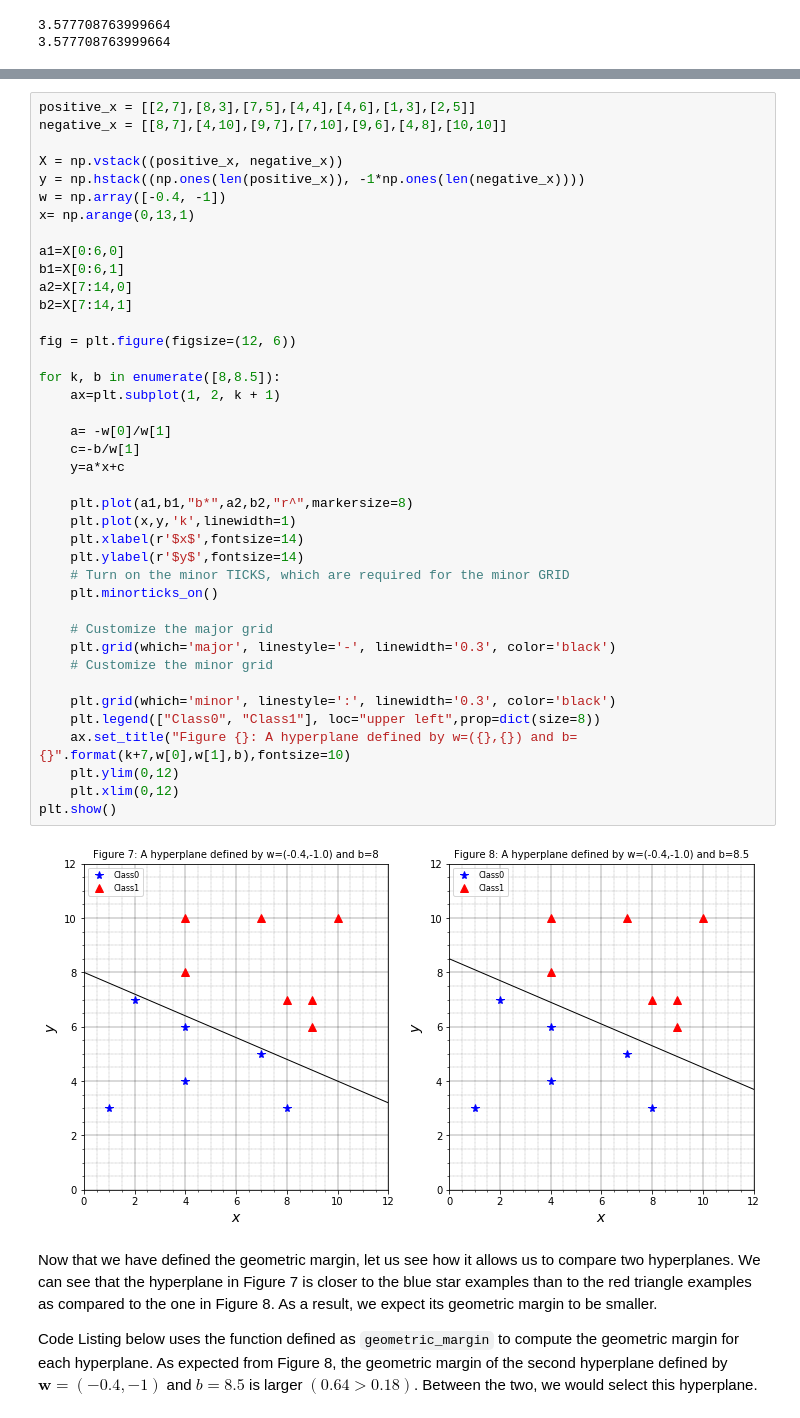
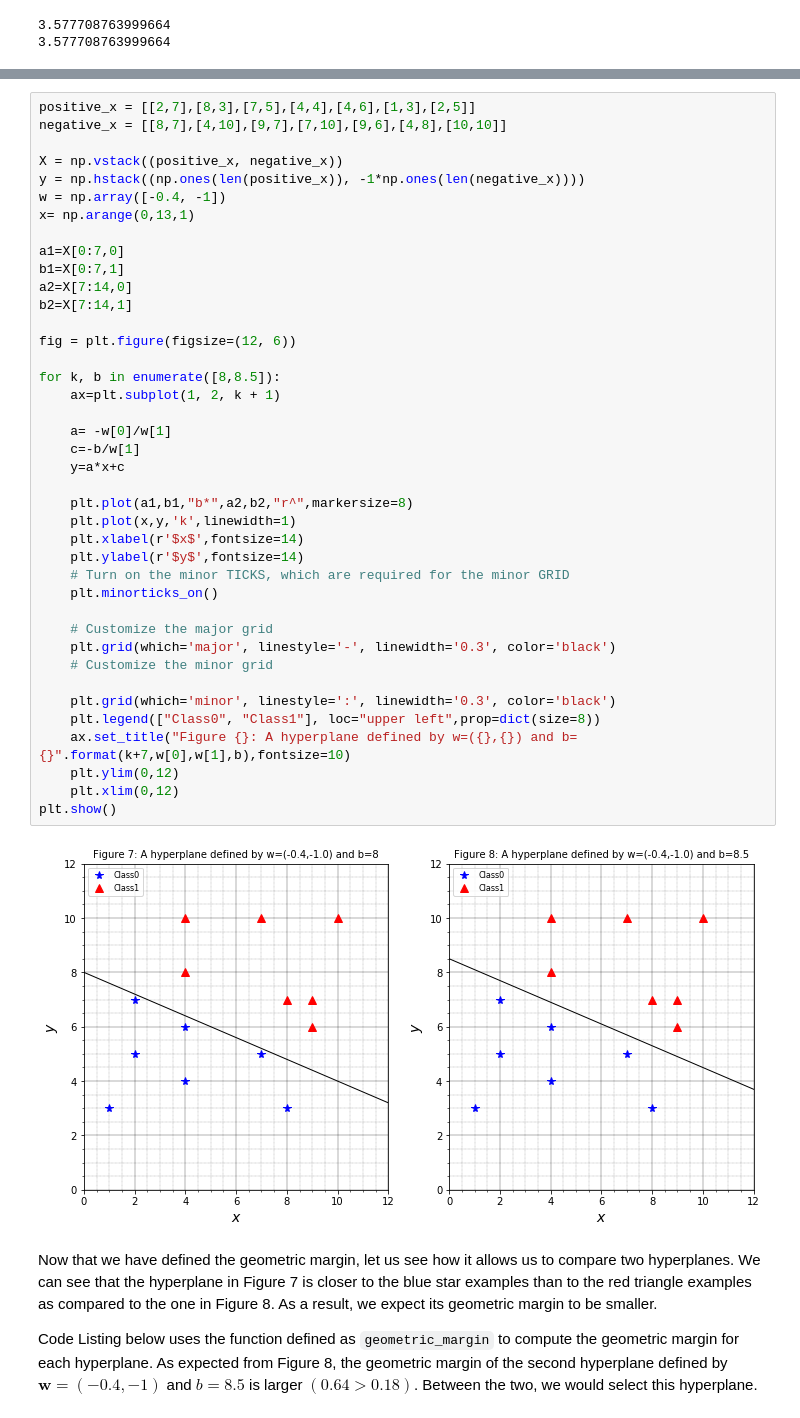
Before and after one commit to AnilSarode/Machine-Learning-Digital-Book-, a Jupyter notebook: SVM-(Support Vector Machines )/The SVM Optimization Problem.ipynb, the cells around one changed output, grey strips where cells are left out. Drawn from its saved outputs; the diff is of its cells as text.

```diff
--- a/SVM-(Support Vector Machines )/The SVM Optimization Problem.ipynb
+++ b/SVM-(Support Vector Machines )/The SVM Optimization Problem.ipynb
@@ -535,39 +535,39 @@ y = np.hstack((np.ones(len(positive_x)), -1*np.ones(len(negative_x))))
 w = np.array([-0.4, -1])
 x= np.arange(0,13,1)
 
-a1=X[0:6,0]
-b1=X[0:6,1]
+a1=X[0:7,0]
+b1=X[0:7,1]
 a2=X[7:14,0]
 b2=X[7:14,1]
 
 fig = plt.figure(figsize=(12, 6))
 
 for k, b in enumerate([8,8.5]):
     ax=plt.subplot(1, 2, k + 1)
 
     a= -w[0]/w[1]
     c=-b/w[1]
     y=a*x+c
 
     plt.plot(a1,b1,"b*",a2,b2,"r^",markersize=8)
     plt.plot(x,y,'k',linewidth=1)
     plt.xlabel(r'$x$',fontsize=14)
     plt.ylabel(r'$y$',fontsize=14)
     # Turn on the minor TICKS, which are required for the minor GRID
     plt.minorticks_on()
 
     # Customize the major grid
     plt.grid(which='major', linestyle='-', linewidth='0.3', color='black')
     # Customize the minor grid
 
     plt.grid(which='minor', linestyle=':', linewidth='0.3', color='black')
     plt.legend(["Class0", "Class1"], loc="upper left",prop=dict(size=8))
     ax.set_title("Figure {}: A hyperplane defined by w=({},{}) and b={}".format(k+7,w[0],w[1],b),fontsize=10)
     plt.ylim(0,12)
     plt.xlim(0,12)
 plt.show()
 # %% [output]
-[figure, old version]
+[figure, new version]
 # %% [markdown]
 Now that we have defined the geometric margin, let us see how it allows us to compare two hyperplanes. We can see that the hyperplane in Figure 7 is closer to the blue star examples than to the red triangle examples as compared to the one in Figure 8. As a result, we expect its geometric margin to be smaller.
 
```
Also changed, not shown: parts of 2 cells of this notebook.
